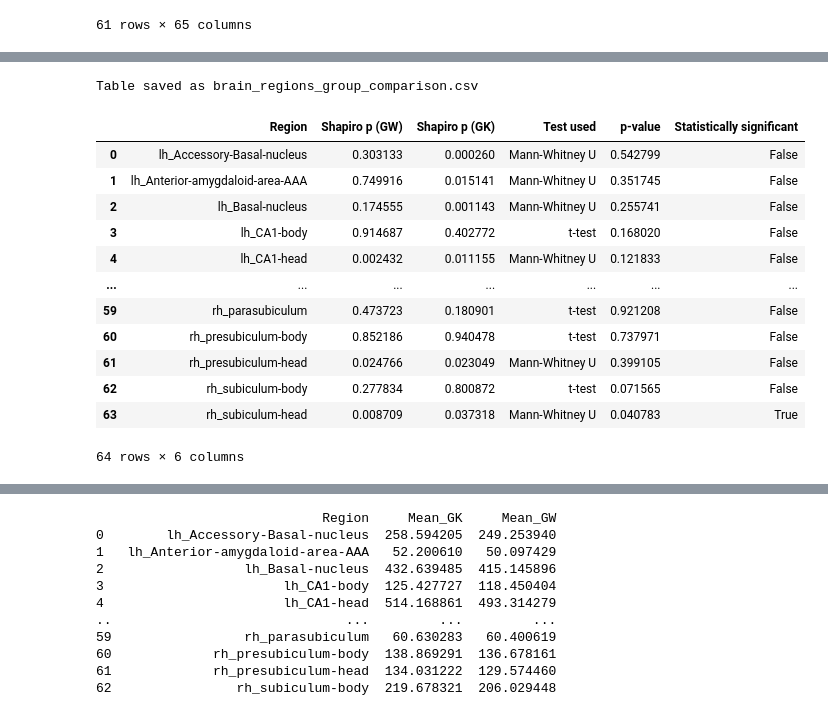
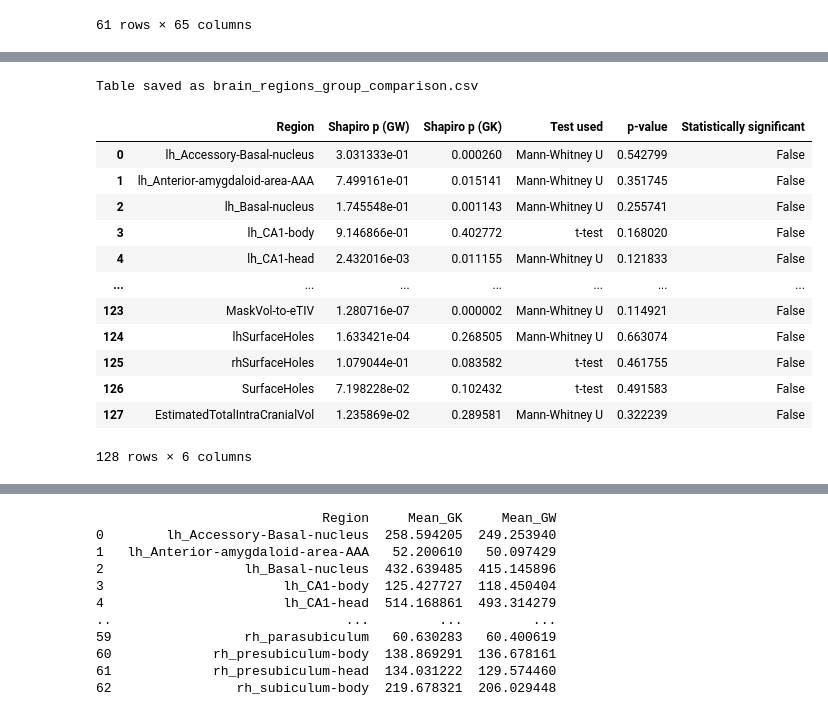
Before and after one commit to JPDevOpti/VolumetricAnalysis_MagneticResonance, a Jupyter notebook: Notebooks/Volumetric_Analysis.ipynb, the cells around one changed output, grey strips where cells are left out. Saved outputs shown, nothing was run; the diff lists cells and outputs as text; code cells hidden in the pictures.

```diff
--- a/Notebooks/Volumetric_Analysis.ipynb
+++ b/Notebooks/Volumetric_Analysis.ipynb
@@ -99,0 +58,8 @@ display(df_combined)
+# %%
+import pandas as pd
+
+# Cambia la ruta al archivo por la ubicación correcta si es necesario
+df_volumen_2 = pd.read_csv('/home/jp/Repositorios/VolumetricAnalysis_MagneticResonance/Data/volumen_cortical.txt', sep='\t')
+
+# Opcional: ver las primeras filas para verificar la carga
+display(df_volumen_2)
@@ -106,7 +154,7 @@ import seaborn as sns
 # !pip install seaborn matplotlib
 
 # Identifica las columnas de regiones cerebrales (asumiendo que las dos primeras columnas son ID y grupo)
-region_columns = df_combined.columns[2:]
+region_columns = df_final.columns[2:]
 
 # Crea carpetas para guardar los gráficos
 os.makedirs("plots/bar", exist_ok=True)
@@ -116,7 +164,7 @@ os.makedirs("plots/violin", exist_ok=True)
 for region in region_columns:
     plt.figure(figsize=(8,5))
     # Diagrama de barras
-    sns.barplot(data=df_combined, x='E280A group', y=region, ci='sd')
+    sns.barplot(data=df_final, x='E280A group', y=region, ci='sd')
     plt.title(f'Diagrama de barras - {region}')
     plt.tight_layout()
     plt.savefig(f"plots/bar/bar_{region}.png")
@@ -124,7 +172,7 @@ for region in region_columns:
 
     # Caja y bigotes
     plt.figure(figsize=(8,5))
-    sns.boxplot(data=df_combined, x='E280A group', y=region)
+    sns.boxplot(data=df_final, x='E280A group', y=region)
     plt.title(f'Boxplot - {region}')
     plt.tight_layout()
     plt.savefig(f"plots/box/box_{region}.png")
@@ -132,7 +180,7 @@ for region in region_columns:
 
     # Violin plot
     plt.figure(figsize=(8,5))
-    sns.violinplot(data=df_combined, x='E280A group', y=region, inner='box')
+    sns.violinplot(data=df_final, x='E280A group', y=region, inner='box')
     plt.title(f'Violin plot - {region}')
     plt.tight_layout()
     plt.savefig(f"plots/violin/violin_{region}.png")
@@ -192,56 +304,56 @@ The `ci` parameter is deprecated. Use `errorbar='sd'` for the same effect.
 import pandas as pd
 from scipy.stats import ttest_ind, shapiro, mannwhitneyu
 
-region_columns = df_combined.columns[2:]
+region_columns = df_final.columns[2:]
 group_col = 'E280A group'
-groups = df_combined[group_col].unique()
+groups = df_final[group_col].unique()
 
 results = []
 
 for region in region_columns:
-    data1 = df_combined[df_combined[group_col] == groups[0]][region].dropna()
-    data2 = df_combined[df_combined[group_col] == groups[1]][region].dropna()
+    data1 = df_final[df_final[group_col] == groups[0]][region].dropna()
+    data2 = df_final[df_final[group_col] == groups[1]][region].dropna()
     shapiro_p1 = shapiro(data1).pvalue if len(data1) >= 3 else None
     shapiro_p2 = shapiro(data2).pvalue if len(data2) >= 3 else None
     both_normal = (
         shapiro_p1 is not None and shapiro_p2 is not None and
         shapiro_p1 > 0.05 and shapiro_p2 > 0.05
     )
     if both_normal:
         test = "t-test"
         stat, p_val = ttest_ind(data1, data2)
     else:
         test = "Mann-Whitney U"
         if len(data1) >= 3 and len(data2) >= 3:
             stat, p_val = mannwhitneyu(data1, data2, alternative='two-sided')
         else:
             p_val = None
     significant = p_val is not None and p_val < 0.05
     results.append({
         'Region': region,
         f'Shapiro p ({groups[0]})': shapiro_p1,
         f'Shapiro p ({groups[1]})': shapiro_p2,
         'Test used': test,
         'p-value': p_val,
         'Statistically significant': significant
     })
 
 comparison_table = pd.DataFrame(results)
 comparison_table.to_csv("brain_regions_group_comparison.csv", index=False)
 print("Table saved as brain_regions_group_comparison.csv")
 display(comparison_table)
 # %% [output]
 Table saved as brain_regions_group_comparison.csv
 |  | Region | Shapiro p (GW) | Shapiro p (GK) | Test used | p-value | Statistically significant |
-| 0 | lh_Accessory-Basal-nucleus | 0.303133 | 0.000260 | Mann-Whitney U | 0.542799 | False |
-| 1 | lh_Anterior-amygdaloid-area-AAA | 0.749916 | 0.015141 | Mann-Whitney U | 0.351745 | False |
-| 2 | lh_Basal-nucleus | 0.174555 | 0.001143 | Mann-Whitney U | 0.255741 | False |
-| 3 | lh_CA1-body | 0.914687 | 0.402772 | t-test | 0.168020 | False |
-| 4 | lh_CA1-head | 0.002432 | 0.011155 | Mann-Whitney U | 0.121833 | False |
+| 0 | lh_Accessory-Basal-nucleus | 3.031333e-01 | 0.000260 | Mann-Whitney U | 0.542799 | False |
+| 1 | lh_Anterior-amygdaloid-area-AAA | 7.499161e-01 | 0.015141 | Mann-Whitney U | 0.351745 | False |
+| 2 | lh_Basal-nucleus | 1.745548e-01 | 0.001143 | Mann-Whitney U | 0.255741 | False |
+| 3 | lh_CA1-body | 9.146866e-01 | 0.402772 | t-test | 0.168020 | False |
+| 4 | lh_CA1-head | 2.432016e-03 | 0.011155 | Mann-Whitney U | 0.121833 | False |
 | ... | ... | ... | ... | ... | ... | ... |
-| 59 | rh_parasubiculum | 0.473723 | 0.180901 | t-test | 0.921208 | False |
-| 60 | rh_presubiculum-body | 0.852186 | 0.940478 | t-test | 0.737971 | False |
-| 61 | rh_presubiculum-head | 0.024766 | 0.023049 | Mann-Whitney U | 0.399105 | False |
-| 62 | rh_subiculum-body | 0.277834 | 0.800872 | t-test | 0.071565 | False |
-| 63 | rh_subiculum-head | 0.008709 | 0.037318 | Mann-Whitney U | 0.040783 | True |
+| 123 | MaskVol-to-eTIV | 1.280716e-07 | 0.000002 | Mann-Whitney U | 0.114921 | False |
+| 124 | lhSurfaceHoles | 1.633421e-04 | 0.268505 | Mann-Whitney U | 0.663074 | False |
+| 125 | rhSurfaceHoles | 1.079044e-01 | 0.083582 | t-test | 0.461755 | False |
+| 126 | SurfaceHoles | 7.198228e-02 | 0.102432 | t-test | 0.491583 | False |
+| 127 | EstimatedTotalIntraCranialVol | 1.235869e-02 | 0.289581 | Mann-Whitney U | 0.322239 | False |
-64 rows × 6 columns
+128 rows × 6 columns
```
Also changed, not shown: parts of 11 cells of this notebook, 5 other files.
